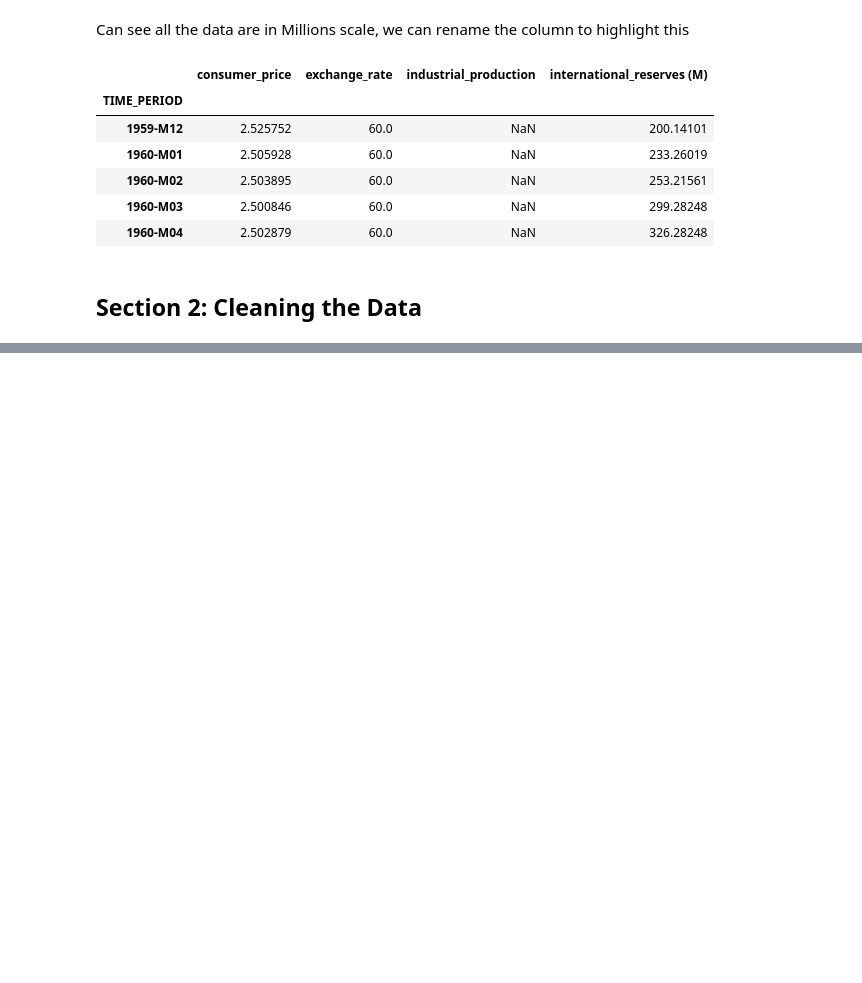
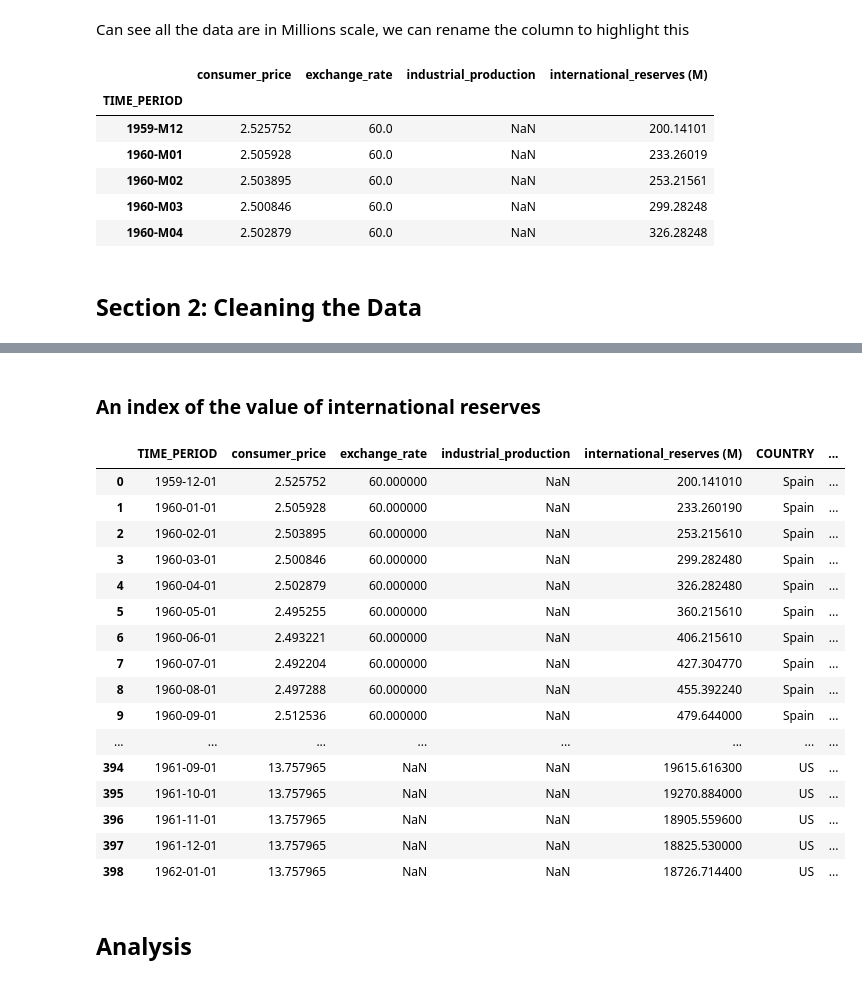
Before and after one commit to jxy-ygjm/EC1B1-Coursework, a Jupyter notebook: EC1B1_Code_ipynb_Group_55.ipynb, the cells around one changed output, grey strips where cells are left out. Cells and saved outputs as stored; diff of their text form; code cells hidden in the pictures; blank space fills up the shorter version.

```diff
--- a/EC1B1_Code_ipynb_Group_55.ipynb
+++ b/EC1B1_Code_ipynb_Group_55.ipynb
@@ -176,0 +288,65 @@ df
+# %% [markdown]
+### An index of the value of international reserves
+# %%
+# Collect Spain data
+spain = df[df["COUNTRY"] == "Spain"].copy()
+
+# Calculate index
+spain["international_reserves_index"] = (
+    spain["international_reserves (M)"] /
+    spain.loc[
+        spain["TIME_PERIOD"] == "1960-M01", "international_reserves (M)"
+    ].iloc[0] * 100
+)
+# %%
+# Collect US data
+us = df[df["COUNTRY"] == "US"].copy()
+
+# Calculate index
+us["international_reserves_index"] = (
+    us["international_reserves (M)"] /
+    us.loc[
+        us["TIME_PERIOD"] == "1960-M01", "international_reserves (M)"
+    ].iloc[0] * 100
+)
+# %%
+# Concat together
+international_reserves_index = pd.concat(
+    [spain[["TIME_PERIOD","COUNTRY", "international_reserves_index"]],
+     us[["TIME_PERIOD","COUNTRY", "international_reserves_index"]]],
+    axis=0
+)
+
+# Merge
+df = df.merge(
+    international_reserves_index,
+    on=["COUNTRY", "TIME_PERIOD"],
+    how="left"
+)
+# %%
+# Format date
+df["TIME_PERIOD"] = df["TIME_PERIOD"].apply(
+    lambda x: datetime.strptime(x, "%Y-M%m")
+)
+# %%
+# Show the full dataset
+pd.set_option("display.max_rows", None)
+df
+# %% [output]
+|  | TIME_PERIOD | consumer_price | exchange_rate | industrial_production | international_reserves (M) | COUNTRY | ... |
+| 0 | 1959-12-01 | 2.525752 | 60.000000 | NaN | 200.141010 | Spain | ... |
+| 1 | 1960-01-01 | 2.505928 | 60.000000 | NaN | 233.260190 | Spain | ... |
+| 2 | 1960-02-01 | 2.503895 | 60.000000 | NaN | 253.215610 | Spain | ... |
+| 3 | 1960-03-01 | 2.500846 | 60.000000 | NaN | 299.282480 | Spain | ... |
+| 4 | 1960-04-01 | 2.502879 | 60.000000 | NaN | 326.282480 | Spain | ... |
+| 5 | 1960-05-01 | 2.495255 | 60.000000 | NaN | 360.215610 | Spain | ... |
+| 6 | 1960-06-01 | 2.493221 | 60.000000 | NaN | 406.215610 | Spain | ... |
+| 7 | 1960-07-01 | 2.492204 | 60.000000 | NaN | 427.304770 | Spain | ... |
+| 8 | 1960-08-01 | 2.497288 | 60.000000 | NaN | 455.392240 | Spain | ... |
+| 9 | 1960-09-01 | 2.512536 | 60.000000 | NaN | 479.644000 | Spain | ... |
+| ... | ... | ... | ... | ... | ... | ... | ... |
+| 394 | 1961-09-01 | 13.757965 | NaN | NaN | 19615.616300 | US | ... |
+| 395 | 1961-10-01 | 13.757965 | NaN | NaN | 19270.884000 | US | ... |
+| 396 | 1961-11-01 | 13.757965 | NaN | NaN | 18905.559600 | US | ... |
+| 397 | 1961-12-01 | 13.757965 | NaN | NaN | 18825.530000 | US | ... |
+| 398 | 1962-01-01 | 13.757965 | NaN | NaN | 18726.714400 | US | ... |
@@ -176,0 +356,2 @@ df
+# %% [markdown]
+## Analysis
```
Also changed, not shown: parts of 25 cells of this notebook.
